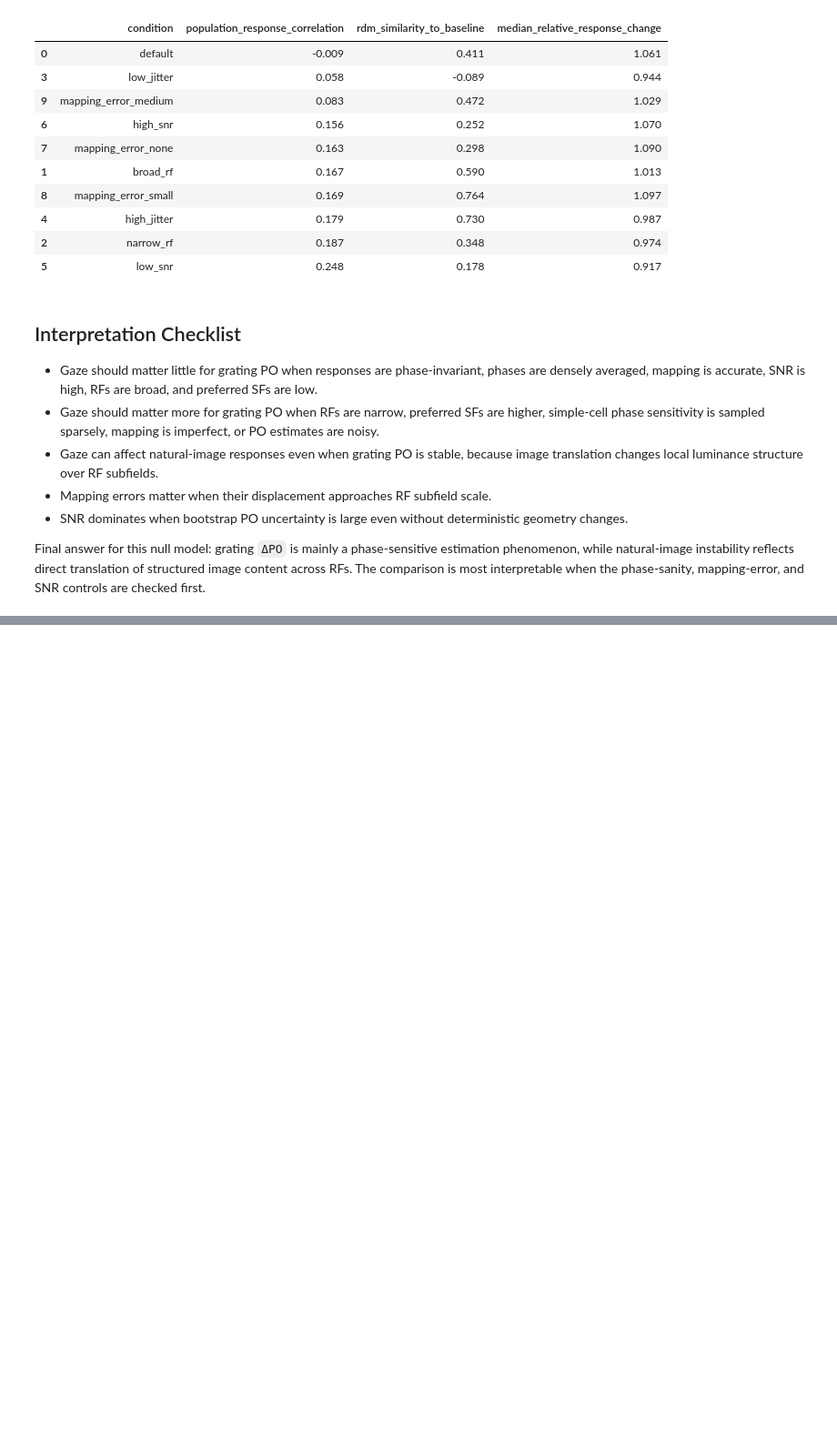
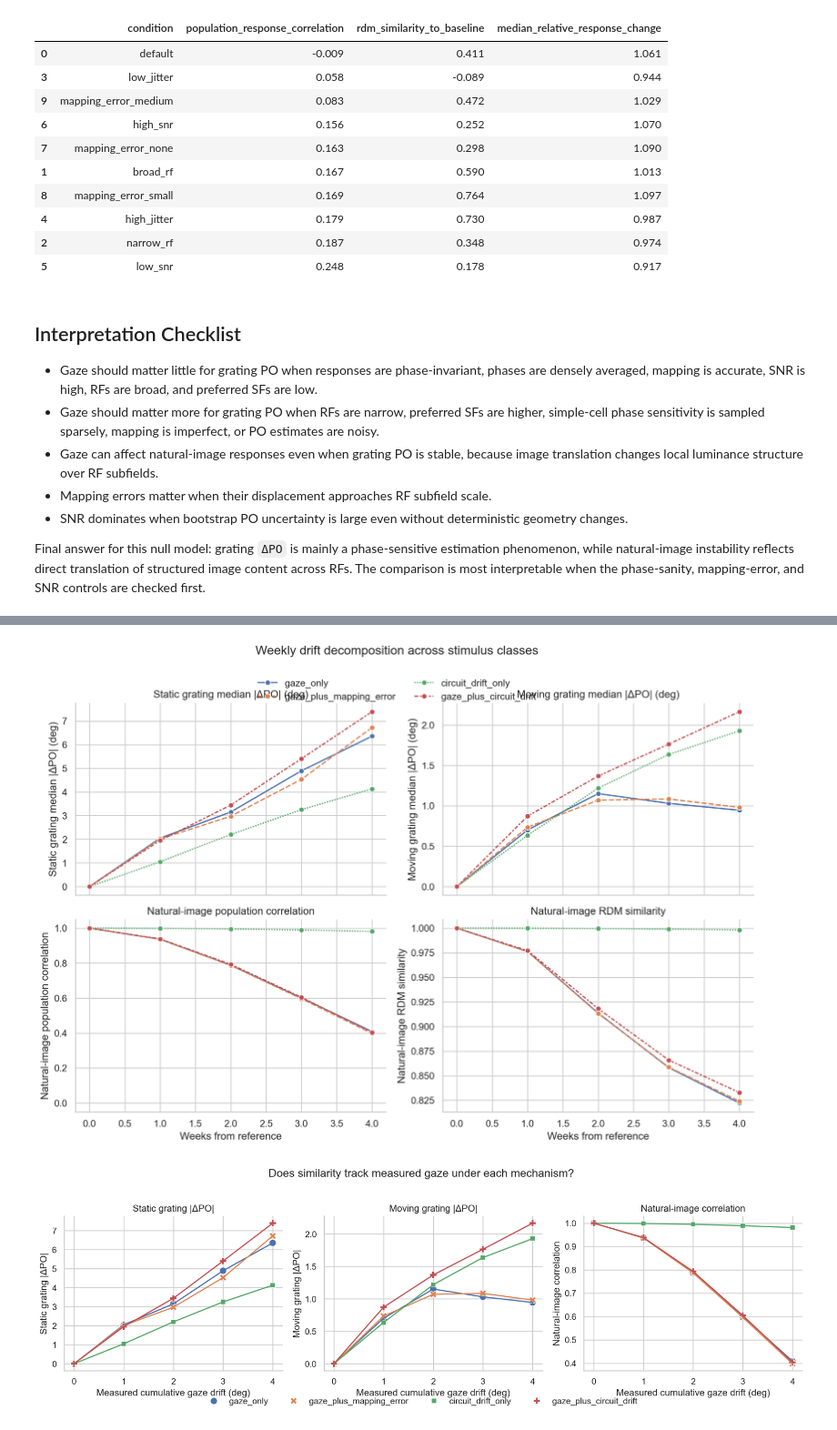
Before and after one commit to trose-neuro/model-gabordrift, a Jupyter notebook: notebooks/06_parameter_sweeps_and_interpretation.ipynb, the cells around one changed output, grey strips where cells are left out. Shown at 91% size. Drawn from its saved outputs; the diff is of its cells as text; code cells hidden in the pictures; blank space fills up the shorter version.

Commit message:
Add longitudinal gaze and circuit drift analysis

```diff
--- a/notebooks/06_parameter_sweeps_and_interpretation.ipynb
+++ b/notebooks/06_parameter_sweeps_and_interpretation.ipynb
@@ -97,0 +102,31 @@ Final answer for this null model: grating `ΔPO` is mainly a phase-sensitive est
+# %%
+import pandas as pd
+from IPython.display import Image, display
+
+longitudinal = pd.read_csv(ROOT / 'results/tables/longitudinal_hypothesis_summary.csv')
+latest = longitudinal.sort_values('weeks_from_reference').groupby('condition').tail(1)
+display(
+    latest[[
+        'condition',
+        'measured_gaze_deg',
+        'static_grating_median_abs_delta_po_deg',
+        'moving_grating_median_abs_delta_po_deg',
+        'natural_population_response_correlation',
+        'natural_rdm_similarity_to_baseline',
+        'circuit_drift_amplitude_deg',
+        'mapping_error_name',
+    ]].round(3).sort_values('natural_population_response_correlation')
+)
+
+corr_rows = []
+for condition, group in longitudinal.groupby('condition'):
+    corr_rows.append(
+        {
+            'condition': condition,
+            'static_grating_corr_with_measured_gaze': group['static_grating_median_abs_delta_po_deg'].corr(group['measured_gaze_deg']),
+            'moving_grating_corr_with_measured_gaze': group['moving_grating_median_abs_delta_po_deg'].corr(group['measured_gaze_deg']),
+            'natural_corr_with_measured_gaze': group['natural_population_response_correlation'].corr(group['measured_gaze_deg']),
+            'natural_rdm_corr_with_measured_gaze': group['natural_rdm_similarity_to_baseline'].corr(group['measured_gaze_deg']),
+        }
+    )
+display(pd.DataFrame(corr_rows).round(3).sort_values('natural_corr_with_measured_gaze'))
@@ -97,0 +148,14 @@ Final answer for this null model: grating `ΔPO` is mainly a phase-sensitive est
+# %%
+display(Image(filename=ROOT / 'results/figures/primary_12_longitudinal_hypothesis_panels.png'))
+display(Image(filename=ROOT / 'results/figures/primary_13_longitudinal_gaze_vs_similarity.png'))
+
+trajectory = longitudinal.pivot(index='weeks_from_reference', columns='condition', values='natural_population_response_correlation')
+ax = trajectory.plot(figsize=(7.5, 4.5), marker='o')
+ax.set_xlabel('Weeks from reference')
+ax.set_ylabel('Natural-image population correlation')
+ax.set_title('Natural-image similarity falls at different rates under each hypothesis')
+ax.legend(frameon=False, bbox_to_anchor=(1.02, 1), loc='upper left')
+plt.tight_layout()
+# %% [output]
+[figure, added]
+[figure, added]
```
Also changed, not shown: parts of 4 cells of this notebook, 11 other files.
